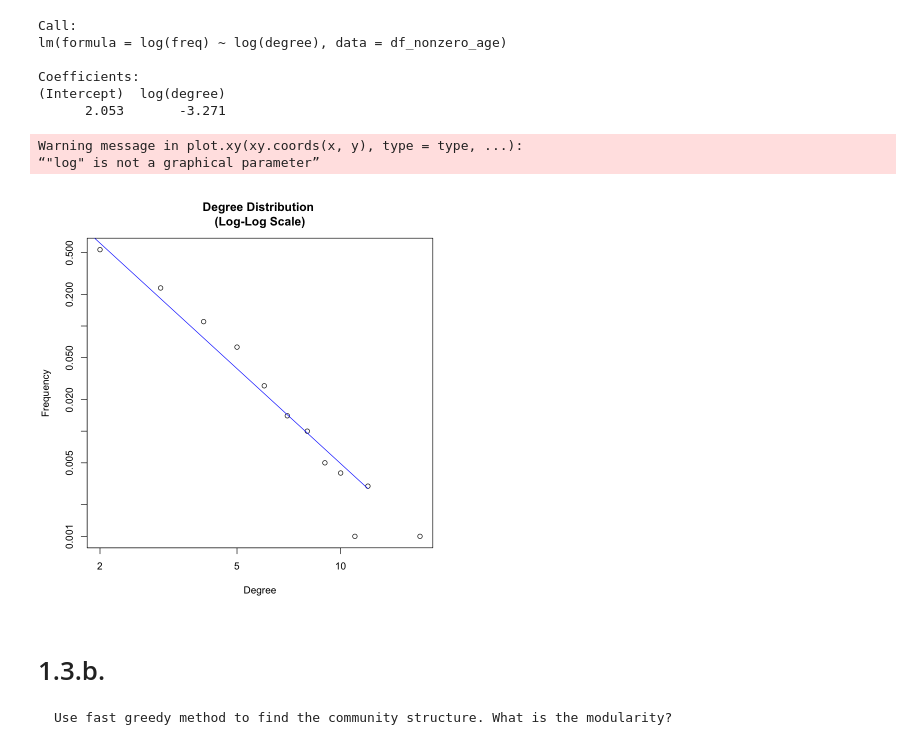
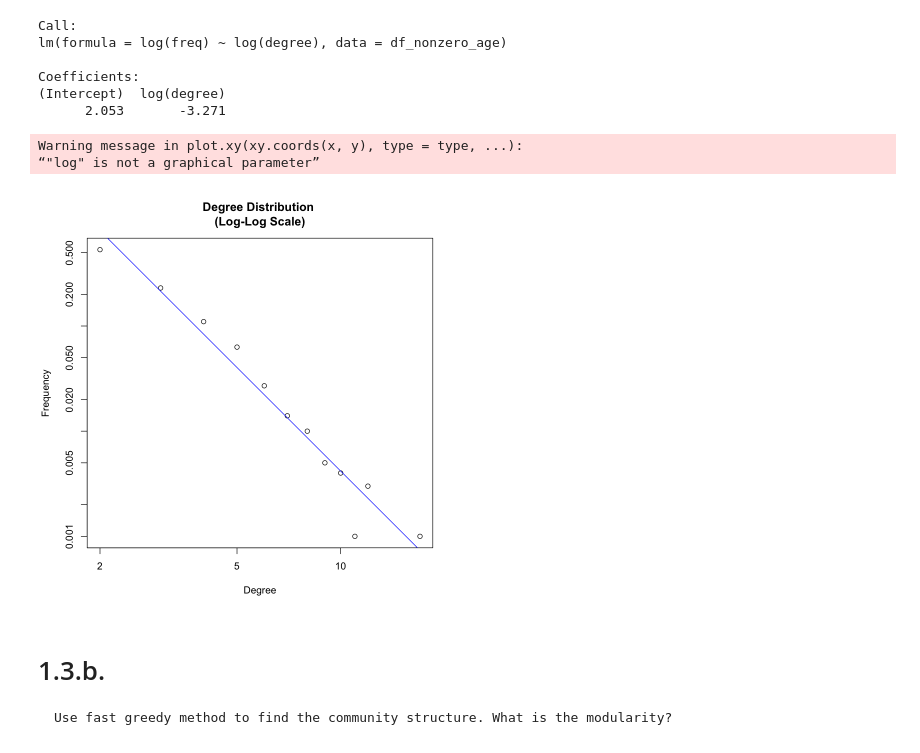
Before and after one commit to MaggieX/Large_Scale_Social_Complex_Network, a Jupyter notebook: Project1/project1_part1_Q3.ipynb, the cells around one changed output. Drawn from its saved outputs; the diff is of its cells as text; code cells hidden in the pictures.

```diff
--- a/Project1/project1_part1_Q3.ipynb
+++ b/Project1/project1_part1_Q3.ipynb
@@ -70,15 +70,16 @@ Coefficients:
 # %%
 # plot the degree distribution and the log-log scale of the degree distribution (w/linear line)
 
-x <- seq(1, length(df_nonzero_age$degree))
+# x <- seq(1, length(df_nonzero_age$degree))
+x <- df_nonzero_age$degree
 plot(df_nonzero_age$degree, df_nonzero_age$freq ,  main="Degree Distribution \n(Log-Log Scale)",
      xlab="Degree",ylab="Frequency" , log='xy')
 
-    lines(x, exp(1.592)*x^(-3), log='xy', col="blue")
+    lines(x, exp(2.053)*x^(-3.271), log='xy', col="blue")
 # %% [output]
 Warning message in plot.xy(xy.coords(x, y), type = type, ...):
 “"log" is not a graphical parameter”
-[figure, old version]
+[figure, new version]
 # %% [markdown]
 # 1.3.b.
     Use fast greedy method to find the community structure. What is the modularity?
```
Also changed, not shown: parts of 3 cells of this notebook.
